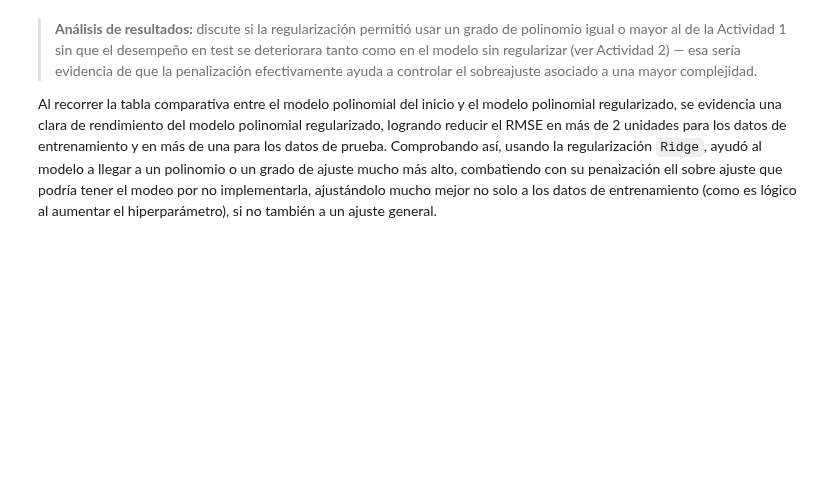
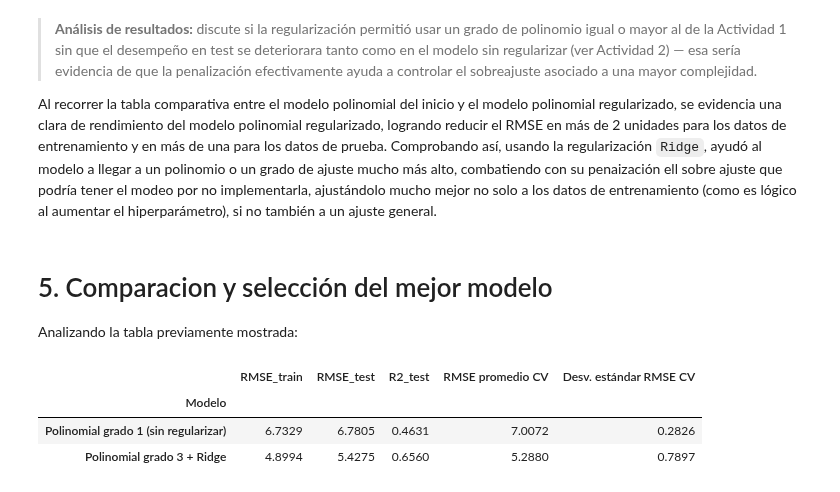
Before and after one commit to Fercho0506/LABS_MACHINE, a Jupyter notebook: LAB_2/Laboratorio-2.ipynb, the cells around one changed output. Saved outputs shown, nothing was run; the diff lists cells and outputs as text; code cells hidden in the pictures; blank space fills up the shorter version.

```diff
--- a/LAB_2/Laboratorio-2.ipynb
+++ b/LAB_2/Laboratorio-2.ipynb
@@ -1087,7 +1085,7 @@ param_grid_poly_reg = {
 grid_polinomial_regularizado = GridSearchCV(
     estimator=pipeline_polinomial_regularizado,
     param_grid=param_grid_poly_reg,
-    cv=5,
+    cv=kfold,
     scoring='neg_root_mean_squared_error',
     n_jobs=-1,
 )
@@ -1142,0 +1175,3 @@ Test  -> RMSE: 5.1784 | MAE: 3.7782 | R2: 0.6869
+# %%
+%%time
+grid_polinomial_regularizado_lasso.fit(X_train, y_train)
@@ -1164,3 +1263,14 @@ comparacion_poly.round(4)
 > a controlar el sobreajuste asociado a una mayor complejidad.
 
 Al recorrer la tabla comparativa entre el modelo polinomial del inicio y el modelo polinomial regularizado, se evidencia una clara de rendimiento del modelo polinomial regularizado, logrando reducir el RMSE en más de 2 unidades para los datos de entrenamiento y en más de una para los datos de prueba. Comprobando así, usando la regularización `Ridge`, ayudó al modelo a llegar a un polinomio o un grado de ajuste mucho más alto, combatiendo con su penaización ell sobre ajuste que podría tener el modeo por no implementarla, ajustándolo mucho mejor no solo a los datos de entrenamiento (como es lógico al aumentar el hiperparámetro), si no también a un ajuste general.
+# %% [markdown]
+# 5. Comparacion y selección del mejor modelo
+
+Analizando la tabla previamente mostrada:
+# %%
+comparacion_poly.round(4)
+# %% [output]
+|  | RMSE_train | RMSE_test | R2_test | RMSE promedio CV | Desv. estándar RMSE CV |
+| Modelo |  |  |  |  |  |
+| Polinomial grado 1 (sin regularizar) | 6.7329 | 6.7805 | 0.4631 | 7.0072 | 0.2826 |
+| Polinomial grado 3 + Ridge | 4.8994 | 5.4275 | 0.6560 | 5.2880 | 0.7897 |
```
Also changed, not shown: parts of 29 cells of this notebook, 1 other file.
